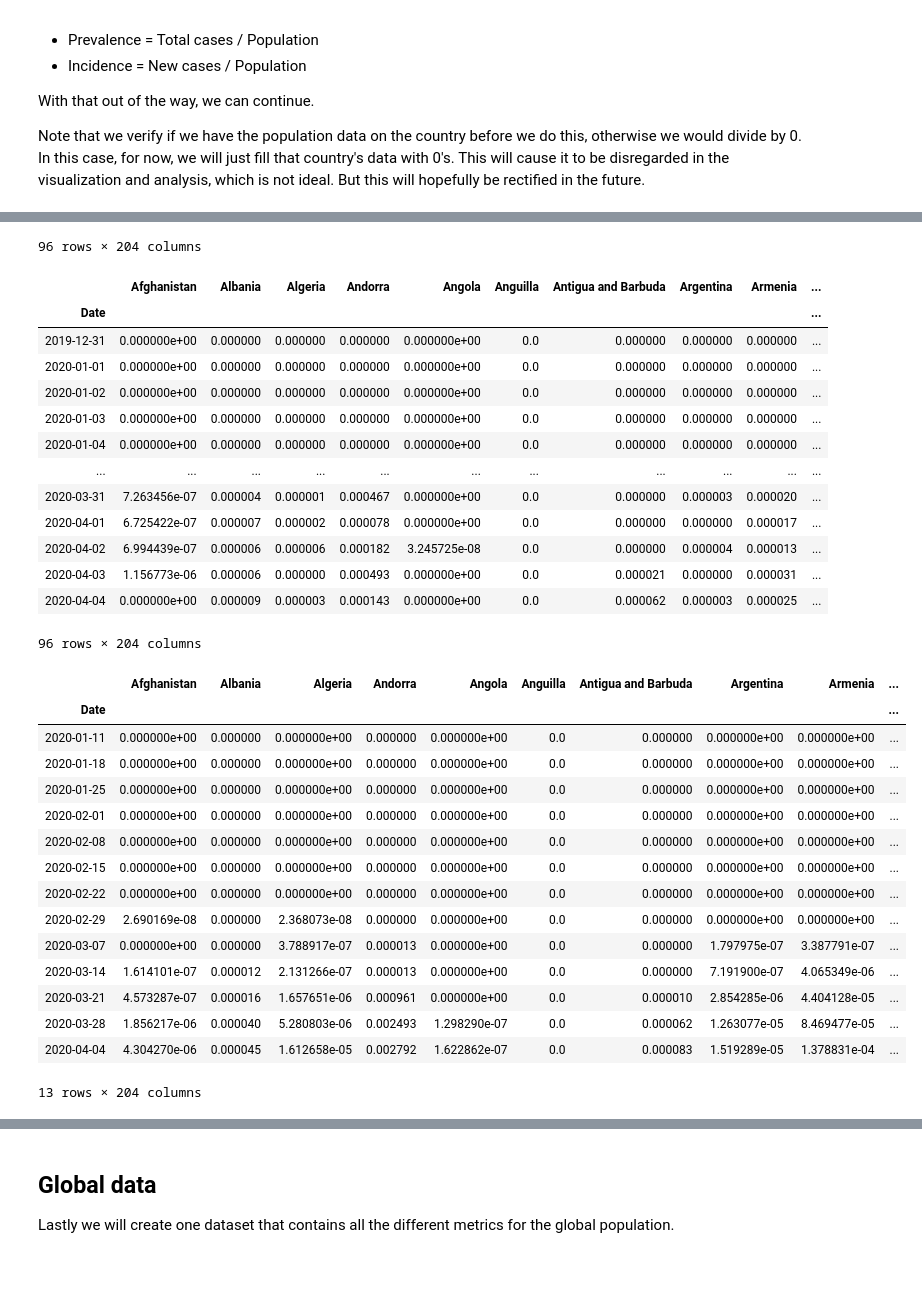
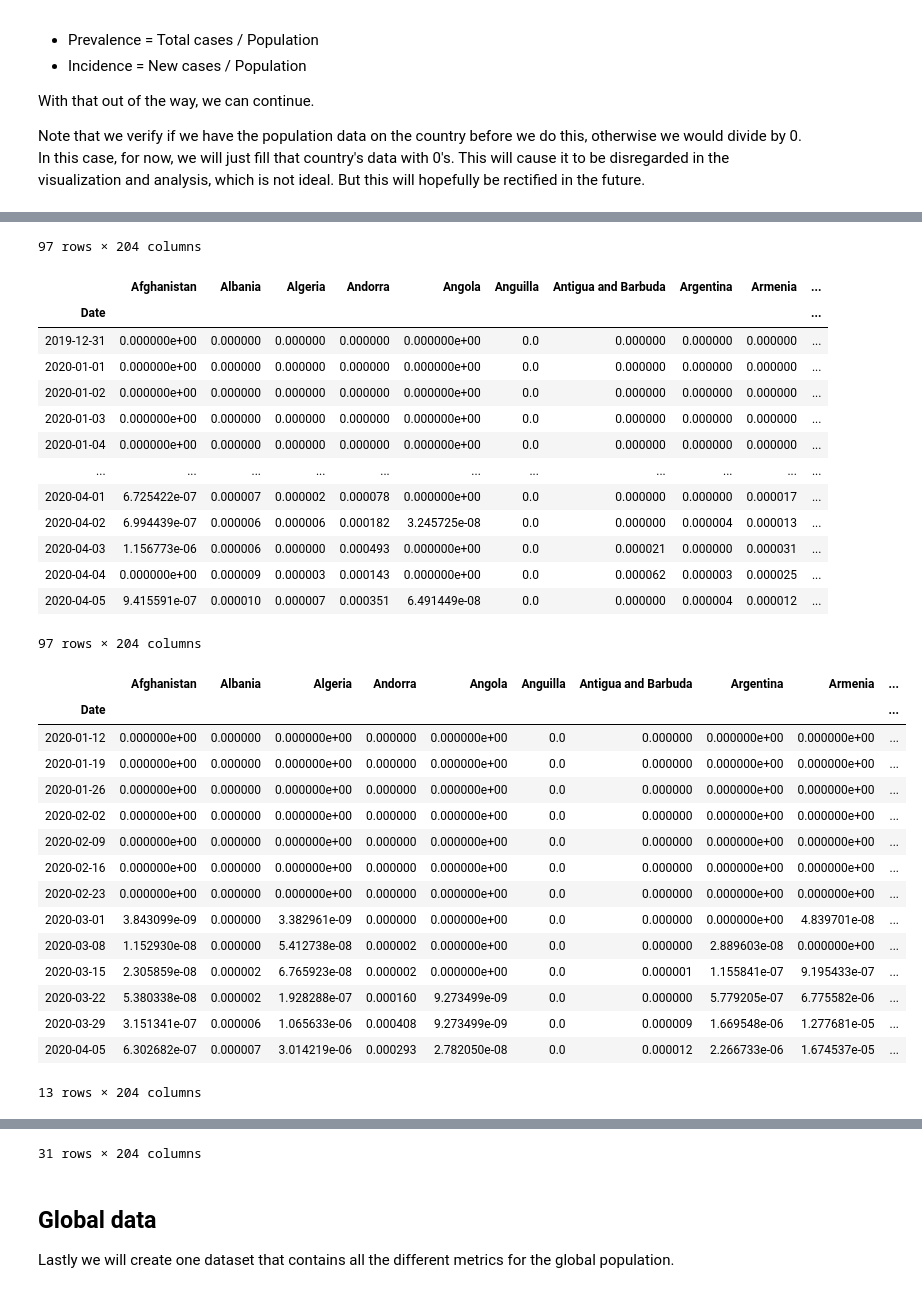
Before and after one commit to simon-verheyen/Portfolio, a Jupyter notebook: COVID-data/Data-Extraction/Data-Processing.ipynb, the cells around one changed output, grey strips where cells are left out. Drawn from its saved outputs; the diff is of its cells as text; code cells hidden in the pictures.

```diff
--- a/COVID-data/Data-Extraction/Data-Processing.ipynb
+++ b/COVID-data/Data-Extraction/Data-Processing.ipynb
@@ -53,11 +53,11 @@ Note that the structure of these datasets will be the same as the ones for daily
 df_cases_total = df_cases_daily.copy()
 df_deaths_total = df_deaths_daily.copy()
 
-for country in countries:
+for country in countries_all:
     cases = 0
     deaths = 0
 
-    for date in dates:
+    for date in dates_all:
         cases += df_cases_daily.at[date, country]
         deaths += df_deaths_daily.at[date, country]
 
@@ -126,15 +126,15 @@ Since the structure will be different from the daily sets, since there will be l
 dict_cases_weekly = {'Date': dates_weekly}
 dict_deaths_weekly = {'Date': dates_weekly}
 
-for country in countries:
+for country in countries_all:
     cases_weekly = []
     deaths_weekly = []
 
     for date in dates_weekly:
-        end_date = date - datetime.timedelta(days=7)
+        end_date = date - datetime.timedelta(days=6)
 
-        cases_weekly.append(df_cases_daily.loc[end_date:date, country].sum())
-        deaths_weekly.append(df_deaths_daily.loc[end_date:date, country].sum())
+        cases_weekly.append(df_cases_daily.loc[end_date:date, country].sum() / 7)
+        deaths_weekly.append(df_deaths_daily.loc[end_date:date, country].sum() / 7)
 
     dict_cases_weekly[country] = cases_weekly
     dict_deaths_weekly[country] = deaths_weekly
@@ -191,8 +270,8 @@ Note that we do need to change the value types for the cells to float since they
 # %%
 df_mortality = df_deaths_daily.copy().astype('float')
 
-for country in countries:
-    for date in dates:
+for country in countries_all:
+    for date in dates_all:
         if df_cases_total.at[date, country] != 0:
             df_mortality.at[date, country] = df_deaths_total.at[date, country] / df_cases_total.at[date, country]
         else:
@@ -227,7 +306,7 @@ The thresholds are as followed:
 # %%
 dict_thresholds = {'ind' : ['cases', 'deaths']}
 
-for country in countries:
+for country in countries_all:
     date_list = df_cases_total.loc[df_cases_total[country] > 100][country].index.tolist()
     if len(date_list) > 0:
         cases_date = date_list[0]
@@ -270,11 +349,12 @@ Note that we verify if we have the population data on the country before we do t
 df_prevalence = df_cases_daily.copy().astype('float')
 df_incidence_daily = df_cases_daily.copy().astype('float')
 df_incidence_weekly = df_cases_weekly.copy().astype('float')
+df_incidence_3days = df_cases_3days.copy().astype('float')
 
-for country in countries:
+for country in countries_all:
     ok = (df_populations.at[country, 'populations'] != 0)
 
-    for date in dates:
+    for date in dates_all:
         if ok:
             df_prevalence.at[date, country] = df_cases_total.at[date, country] / df_populations.at[country, 'populations']
             df_incidence_daily.at[date, country] = df_cases_daily.at[date, country] / df_populations.at[country, 'populations']
@@ -288,13 +368,21 @@ for country in countries:
         else:
             df_incidence_weekly.at[date, country] = 0
 
+    for date in dates_3days:
+        if ok:
+            df_incidence_3days.at[date, country] = df_cases_3days.at[date, country] / df_populations.at[country, 'populations']
+        else:
+            df_incidence_3days.at[date, country] = 0
+
 display(df_prevalence)
 display(df_incidence_daily)
 display(df_incidence_weekly)
+display(df_incidence_3days)
 
 df_prevalence.to_csv('../data/prevalence.csv')
 df_incidence_daily.to_csv('../data/incidence_daily.csv')
 df_incidence_weekly.to_csv('../data/incidence_weekly.csv')
+df_incidence_3days.to_csv('../data/incidence_3days.csv')
 # %% [output]
 |  | Afghanistan | Albania | Algeria | Andorra | Angola | Anguilla | Antigua and Barbuda | Argentina | Armenia | ... |
 | Date |  |  |  |  |  |  |  |  |  | ... |
@@ -312,31 +400,31 @@ df_incidence_weekly.to_csv('../data/incidence_weekly.csv')
-96 rows × 204 columns
+97 rows × 204 columns
 |  | Afghanistan | Albania | Algeria | Andorra | Angola | Anguilla | Antigua and Barbuda | Argentina | Armenia | ... |
 | Date |  |  |  |  |  |  |  |  |  | ... |
 | 2019-12-31 | 0.000000e+00 | 0.000000 | 0.000000 | 0.000000 | 0.000000e+00 | 0.0 | 0.000000 | 0.000000 | 0.000000 | ... |
 | 2020-01-01 | 0.000000e+00 | 0.000000 | 0.000000 | 0.000000 | 0.000000e+00 | 0.0 | 0.000000 | 0.000000 | 0.000000 | ... |
 | 2020-01-02 | 0.000000e+00 | 0.000000 | 0.000000 | 0.000000 | 0.000000e+00 | 0.0 | 0.000000 | 0.000000 | 0.000000 | ... |
 | 2020-01-03 | 0.000000e+00 | 0.000000 | 0.000000 | 0.000000 | 0.000000e+00 | 0.0 | 0.000000 | 0.000000 | 0.000000 | ... |
 | 2020-01-04 | 0.000000e+00 | 0.000000 | 0.000000 | 0.000000 | 0.000000e+00 | 0.0 | 0.000000 | 0.000000 | 0.000000 | ... |
 | ... | ... | ... | ... | ... | ... | ... | ... | ... | ... | ... |
-| 2020-03-31 | 7.263456e-07 | 0.000004 | 0.000001 | 0.000467 | 0.000000e+00 | 0.0 | 0.000000 | 0.000003 | 0.000020 | ... |
 | 2020-04-01 | 6.725422e-07 | 0.000007 | 0.000002 | 0.000078 | 0.000000e+00 | 0.0 | 0.000000 | 0.000000 | 0.000017 | ... |
 | 2020-04-02 | 6.994439e-07 | 0.000006 | 0.000006 | 0.000182 | 3.245725e-08 | 0.0 | 0.000000 | 0.000004 | 0.000013 | ... |
 | 2020-04-03 | 1.156773e-06 | 0.000006 | 0.000000 | 0.000493 | 0.000000e+00 | 0.0 | 0.000021 | 0.000000 | 0.000031 | ... |
 | 2020-04-04 | 0.000000e+00 | 0.000009 | 0.000003 | 0.000143 | 0.000000e+00 | 0.0 | 0.000062 | 0.000003 | 0.000025 | ... |
+| 2020-04-05 | 9.415591e-07 | 0.000010 | 0.000007 | 0.000351 | 6.491449e-08 | 0.0 | 0.000000 | 0.000004 | 0.000012 | ... |
-96 rows × 204 columns
+97 rows × 204 columns
 |  | Afghanistan | Albania | Algeria | Andorra | Angola | Anguilla | Antigua and Barbuda | Argentina | Armenia | ... |
 | Date |  |  |  |  |  |  |  |  |  | ... |
-| 2020-01-11 | 0.000000e+00 | 0.000000 | 0.000000e+00 | 0.000000 | 0.000000e+00 | 0.0 | 0.000000 | 0.000000e+00 | 0.000000e+00 | ... |
-| 2020-01-18 | 0.000000e+00 | 0.000000 | 0.000000e+00 | 0.000000 | 0.000000e+00 | 0.0 | 0.000000 | 0.000000e+00 | 0.000000e+00 | ... |
-| 2020-01-25 | 0.000000e+00 | 0.000000 | 0.000000e+00 | 0.000000 | 0.000000e+00 | 0.0 | 0.000000 | 0.000000e+00 | 0.000000e+00 | ... |
-| 2020-02-01 | 0.000000e+00 | 0.000000 | 0.000000e+00 | 0.000000 | 0.000000e+00 | 0.0 | 0.000000 | 0.000000e+00 | 0.000000e+00 | ... |
-| 2020-02-08 | 0.000000e+00 | 0.000000 | 0.000000e+00 | 0.000000 | 0.000000e+00 | 0.0 | 0.000000 | 0.000000e+00 | 0.000000e+00 | ... |
-| 2020-02-15 | 0.000000e+00 | 0.000000 | 0.000000e+00 | 0.000000 | 0.000000e+00 | 0.0 | 0.000000 | 0.000000e+00 | 0.000000e+00 | ... |
-| 2020-02-22 | 0.000000e+00 | 0.000000 | 0.000000e+00 | 0.000000 | 0.000000e+00 | 0.0 | 0.000000 | 0.000000e+00 | 0.000000e+00 | ... |
-| 2020-02-29 | 2.690169e-08 | 0.000000 | 2.368073e-08 | 0.000000 | 0.000000e+00 | 0.0 | 0.000000 | 0.000000e+00 | 0.000000e+00 | ... |
-| 2020-03-07 | 0.000000e+00 | 0.000000 | 3.788917e-07 | 0.000013 | 0.000000e+00 | 0.0 | 0.000000 | 1.797975e-07 | 3.387791e-07 | ... |
-| 2020-03-14 | 1.614101e-07 | 0.000012 | 2.131266e-07 | 0.000013 | 0.000000e+00 | 0.0 | 0.000000 | 7.191900e-07 | 4.065349e-06 | ... |
-| 2020-03-21 | 4.573287e-07 | 0.000016 | 1.657651e-06 | 0.000961 | 0.000000e+00 | 0.0 | 0.000010 | 2.854285e-06 | 4.404128e-05 | ... |
-| 2020-03-28 | 1.856217e-06 | 0.000040 | 5.280803e-06 | 0.002493 | 1.298290e-07 | 0.0 | 0.000062 | 1.263077e-05 | 8.469477e-05 | ... |
-| 2020-04-04 | 4.304270e-06 | 0.000045 | 1.612658e-05 | 0.002792 | 1.622862e-07 | 0.0 | 0.000083 | 1.519289e-05 | 1.378831e-04 | ... |
+| 2020-01-12 | 0.000000e+00 | 0.000000 | 0.000000e+00 | 0.000000 | 0.000000e+00 | 0.0 | 0.000000 | 0.000000e+00 | 0.000000e+00 | ... |
+| 2020-01-19 | 0.000000e+00 | 0.000000 | 0.000000e+00 | 0.000000 | 0.000000e+00 | 0.0 | 0.000000 | 0.000000e+00 | 0.000000e+00 | ... |
+| 2020-01-26 | 0.000000e+00 | 0.000000 | 0.000000e+00 | 0.000000 | 0.000000e+00 | 0.0 | 0.000000 | 0.000000e+00 | 0.000000e+00 | ... |
+| 2020-02-02 | 0.000000e+00 | 0.000000 | 0.000000e+00 | 0.000000 | 0.000000e+00 | 0.0 | 0.000000 | 0.000000e+00 | 0.000000e+00 | ... |
+| 2020-02-09 | 0.000000e+00 | 0.000000 | 0.000000e+00 | 0.000000 | 0.000000e+00 | 0.0 | 0.000000 | 0.000000e+00 | 0.000000e+00 | ... |
+| 2020-02-16 | 0.000000e+00 | 0.000000 | 0.000000e+00 | 0.000000 | 0.000000e+00 | 0.0 | 0.000000 | 0.000000e+00 | 0.000000e+00 | ... |
+| 2020-02-23 | 0.000000e+00 | 0.000000 | 0.000000e+00 | 0.000000 | 0.000000e+00 | 0.0 | 0.000000 | 0.000000e+00 | 0.000000e+00 | ... |
+| 2020-03-01 | 3.843099e-09 | 0.000000 | 3.382961e-09 | 0.000000 | 0.000000e+00 | 0.0 | 0.000000 | 0.000000e+00 | 4.839701e-08 | ... |
+| 2020-03-08 | 1.152930e-08 | 0.000000 | 5.412738e-08 | 0.000002 | 0.000000e+00 | 0.0 | 0.000000 | 2.889603e-08 | 0.000000e+00 | ... |
+| 2020-03-15 | 2.305859e-08 | 0.000002 | 6.765923e-08 | 0.000002 | 0.000000e+00 | 0.0 | 0.000001 | 1.155841e-07 | 9.195433e-07 | ... |
+| 2020-03-22 | 5.380338e-08 | 0.000002 | 1.928288e-07 | 0.000160 | 9.273499e-09 | 0.0 | 0.000000 | 5.779205e-07 | 6.775582e-06 | ... |
+| 2020-03-29 | 3.151341e-07 | 0.000006 | 1.065633e-06 | 0.000408 | 9.273499e-09 | 0.0 | 0.000009 | 1.669548e-06 | 1.277681e-05 | ... |
+| 2020-04-05 | 6.302682e-07 | 0.000007 | 3.014219e-06 | 0.000293 | 2.782050e-08 | 0.0 | 0.000012 | 2.266733e-06 | 1.674537e-05 | ... |
 13 rows × 204 columns
@@ -343,3 +449,4 @@ df_incidence_weekly.to_csv('../data/incidence_weekly.csv')
+31 rows × 204 columns
 # %% [markdown]
 ## Global data
 
```
Also changed, not shown: parts of 14 cells of this notebook, 26 other files.
